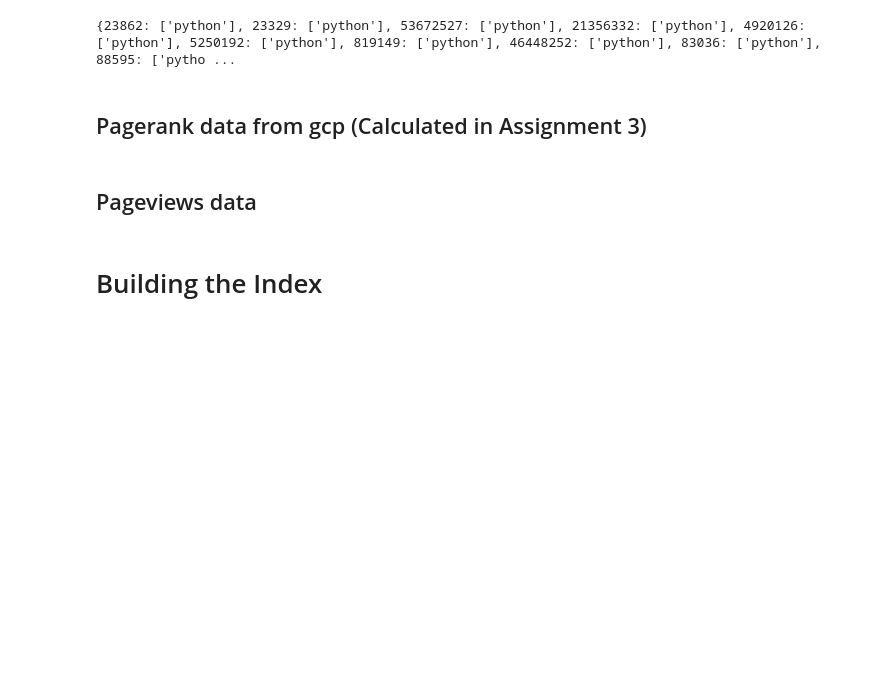
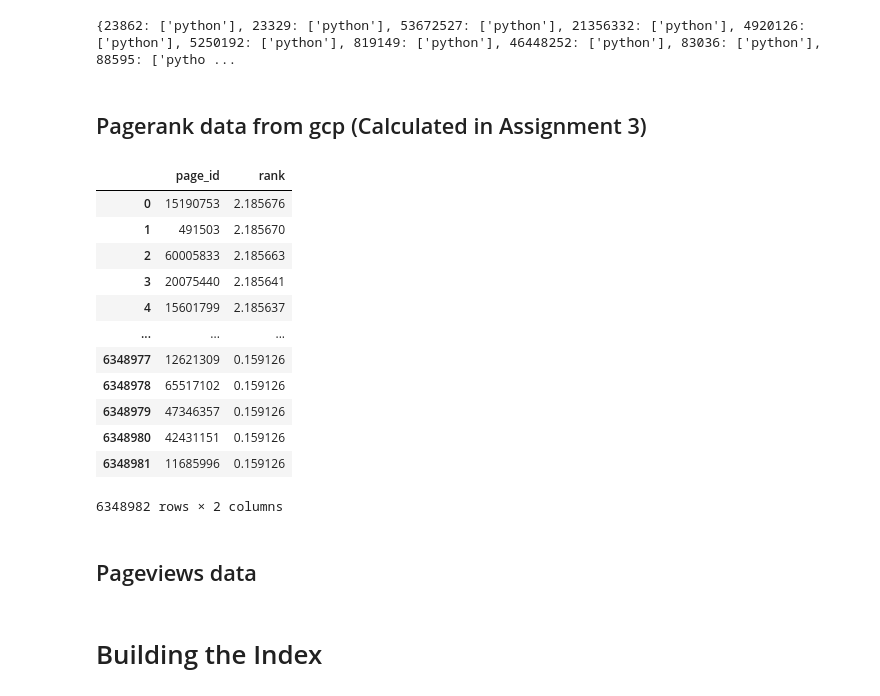
Before and after one commit to aviadtzemah/SearchEngine, a Jupyter notebook: src/search.ipynb, the cells around one changed output. Saved outputs shown, nothing was run; the diff lists cells and outputs as text; code cells hidden in the pictures; blank space fills up the shorter version.

Commit message:
implemented loading the pagerank csv (currently manually and not from gcp) and implemented get_pagerank (supposedly the final implementation since i can't think of any better way to do it)

```diff
--- a/src/search.ipynb
+++ b/src/search.ipynb
@@ -268,6 +273,28 @@ print(docs)
 {23862: ['python'], 23329: ['python'], 53672527: ['python'], 21356332: ['python'], 4920126: ['python'], 5250192: ['python'], 819149: ['python'], 46448252: ['python'], 83036: ['python'], 88595: ['pytho ...
 # %% [markdown]
 ## Pagerank data from gcp (Calculated in Assignment 3)
+# %%
+# currently reading the data after we uploaded it manually
+# TODO: check how to read the pagerank data from gcp
+
+# loading the pagerank.csv into pandas dataframe
+pagerank_df = pd.read_csv('/content/drive/MyDrive/pagerank.csv')
+pagerank_df.columns = ['page_id', 'rank']
+pagerank_df
+# %% [output]
+|  | page_id | rank |
+| 0 | 15190753 | 2.185676 |
+| 1 | 491503 | 2.185670 |
+| 2 | 60005833 | 2.185663 |
+| 3 | 20075440 | 2.185641 |
+| 4 | 15601799 | 2.185637 |
+| ... | ... | ... |
+| 6348977 | 12621309 | 0.159126 |
+| 6348978 | 65517102 | 0.159126 |
+| 6348979 | 47346357 | 0.159126 |
+| 6348980 | 42431151 | 0.159126 |
+| 6348981 | 11685996 | 0.159126 |
+6348982 rows × 2 columns
 # %% [markdown]
 ## Pageviews data
 # %% [markdown]
```
Also changed, not shown: parts of 5 cells of this notebook.
